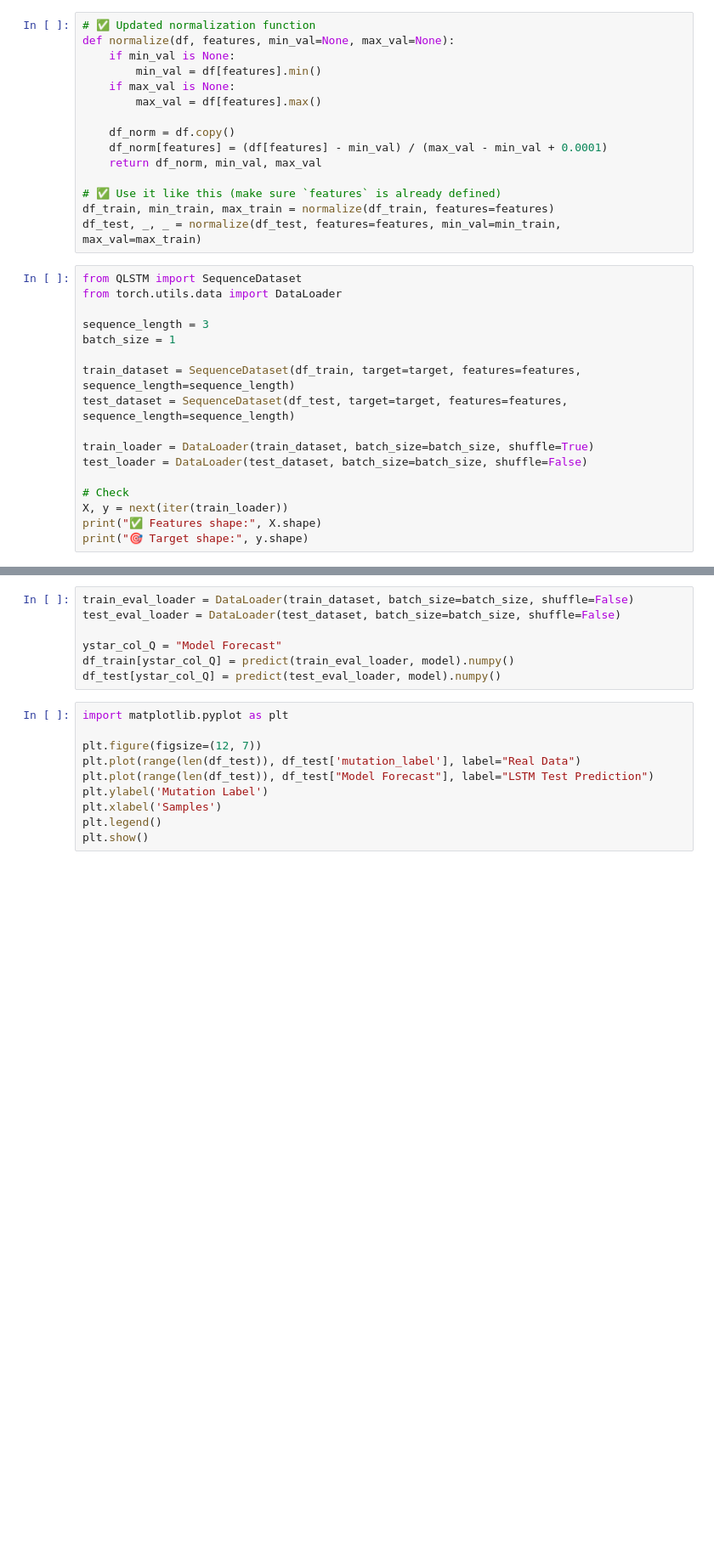
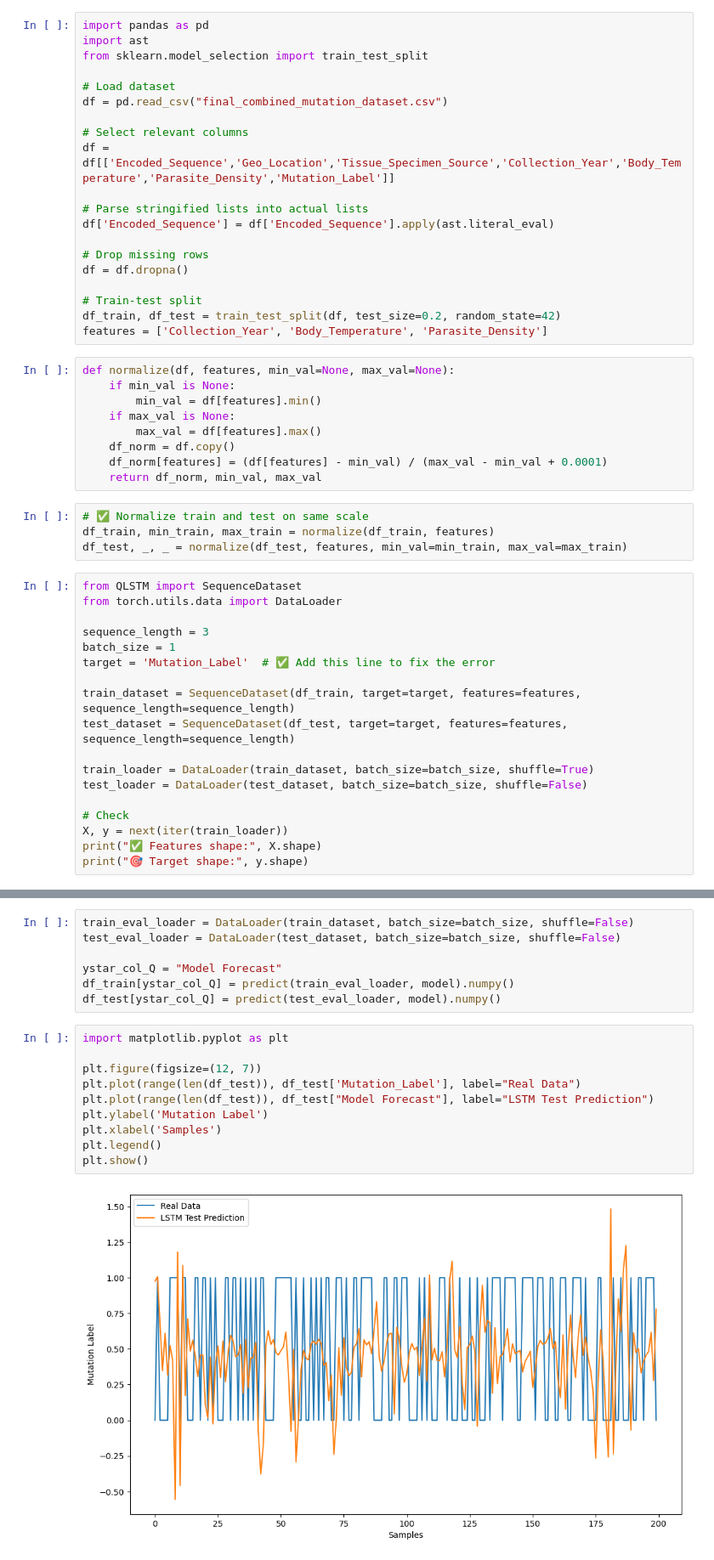
Before and after one commit to Aadrika14/malaria-mutation-predictin-qlstm, a Jupyter notebook: mutation_prediction_c.ipynb, the cells around one changed output, grey strips where cells are left out. Shown at 85% size. Cells and saved outputs as stored; diff of their text form; blank space fills up the shorter version.

```diff
--- a/mutation_prediction_c.ipynb
+++ b/mutation_prediction_c.ipynb
@@ -37,24 +4,43 @@ def normalize(a, min_a=None, max_a=None):
+# %%
+import pandas as pd
+import ast
+from sklearn.model_selection import train_test_split
+
+# Load dataset
+df = pd.read_csv("final_combined_mutation_dataset.csv")
+
+# Select relevant columns
+df = df[['Encoded_Sequence','Geo_Location','Tissue_Specimen_Source','Collection_Year','Body_Temperature','Parasite_Density','Mutation_Label']]
+
+# Parse stringified lists into actual lists
+df['Encoded_Sequence'] = df['Encoded_Sequence'].apply(ast.literal_eval)
+
+# Drop missing rows
+df = df.dropna()
+
+# Train-test split
+df_train, df_test = train_test_split(df, test_size=0.2, random_state=42)
+features = ['Collection_Year', 'Body_Temperature', 'Parasite_Density']
 # %%
-# ✅ Updated normalization function
 def normalize(df, features, min_val=None, max_val=None):
     if min_val is None:
         min_val = df[features].min()
     if max_val is None:
         max_val = df[features].max()
-
     df_norm = df.copy()
     df_norm[features] = (df[features] - min_val) / (max_val - min_val + 0.0001)
     return df_norm, min_val, max_val
-
-# ✅ Use it like this (make sure `features` is already defined)
-df_train, min_train, max_train = normalize(df_train, features=features)
-df_test, _, _ = normalize(df_test, features=features, min_val=min_train, max_val=max_train)
+# %%
+# ✅ Normalize train and test on same scale
+df_train, min_train, max_train = normalize(df_train, features)
+df_test, _, _ = normalize(df_test, features, min_val=min_train, max_val=max_train)
 # %%
 from QLSTM import SequenceDataset
 from torch.utils.data import DataLoader
 
 sequence_length = 3
 batch_size = 1
+target = 'Mutation_Label'  # ✅ Add this line to fix the error
 
 train_dataset = SequenceDataset(df_train, target=target, features=features, sequence_length=sequence_length)
 test_dataset = SequenceDataset(df_test, target=target, features=features, sequence_length=sequence_length)
@@ -169,13 +178,15 @@ df_test[ystar_col_Q] = predict(test_eval_loader, model).numpy()
 # %%
 import matplotlib.pyplot as plt
 
 plt.figure(figsize=(12, 7))
-plt.plot(range(len(df_test)), df_test['mutation_label'], label="Real Data")
+plt.plot(range(len(df_test)), df_test['Mutation_Label'], label="Real Data")
 plt.plot(range(len(df_test)), df_test["Model Forecast"], label="LSTM Test Prediction")
 plt.ylabel('Mutation Label')
 plt.xlabel('Samples')
 plt.legend()
 plt.show()
+# %% [output]
+[figure, added]
 # %%
 plt.plot(classical_loss_train, label='classical_loss_train')
 # plt.plot(classical_loss_test, label='classical_loss_test')
```
Also changed, not shown: parts of 15 cells of this notebook, 10 other files.
